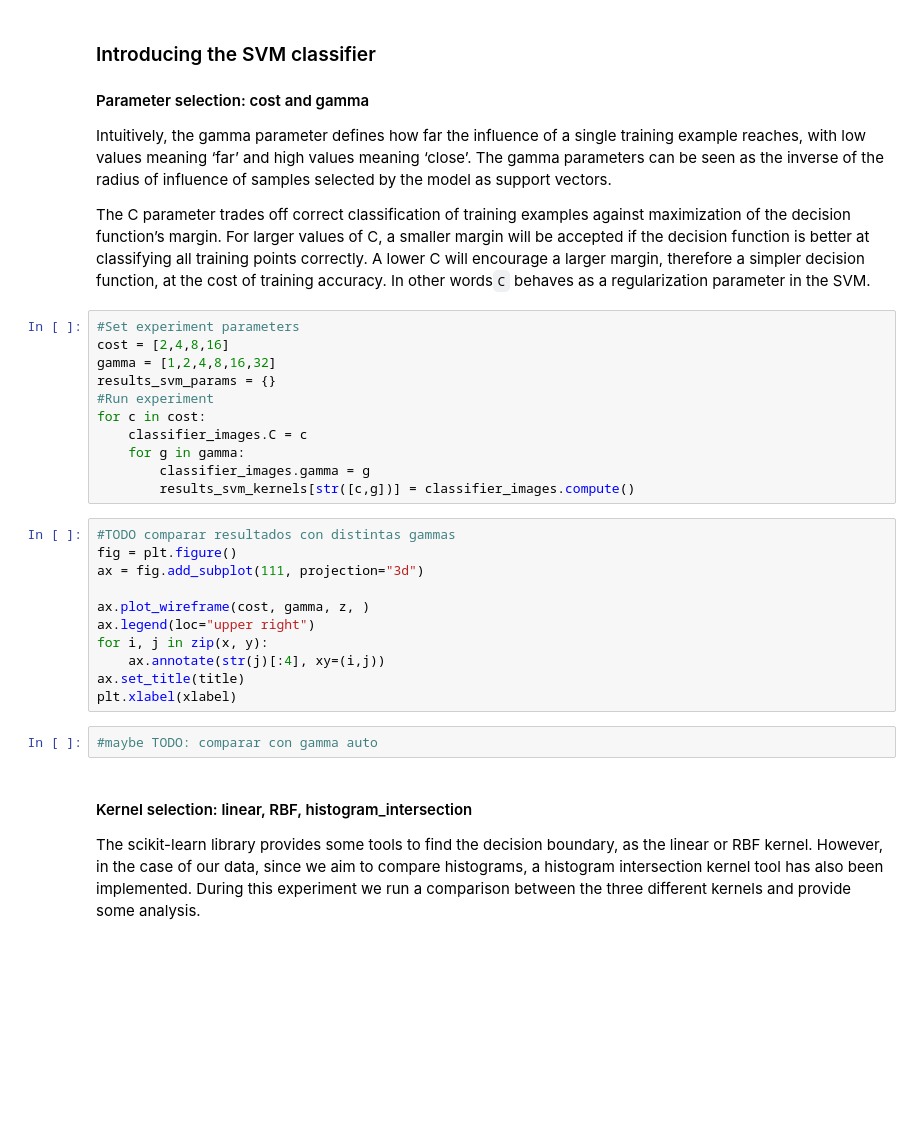
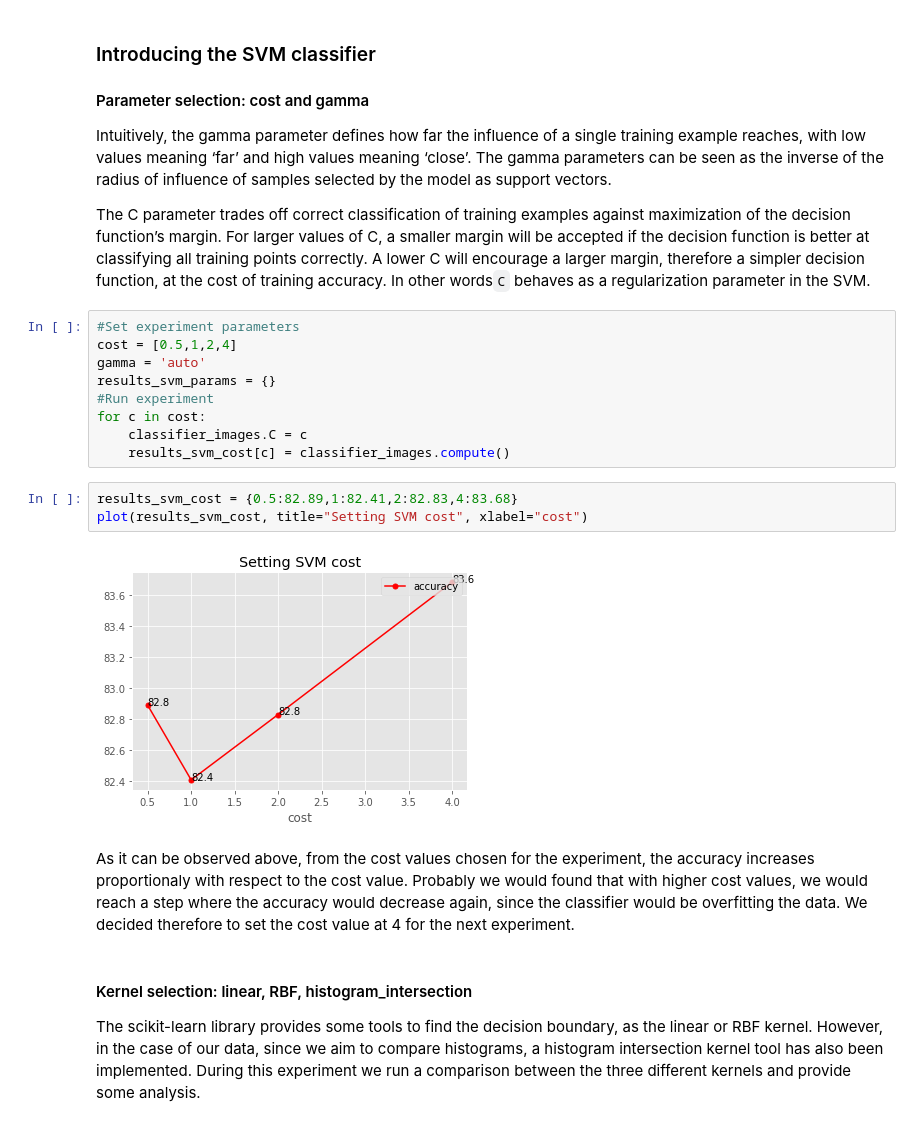
Before and after one commit to mgilar/mcv-m3, a Jupyter notebook: code/src/Main.ipynb, the cells around one changed output. Drawn from its saved outputs; the diff is of its cells as text; blank space fills up the shorter version.

```diff
--- a/code/src/Main.ipynb
+++ b/code/src/Main.ipynb
@@ -253,28 +258,20 @@ Intuitively, the gamma parameter defines how far the influence of a single train
 The C parameter trades off correct classification of training examples against maximization of the decision function’s margin. For larger values of C, a smaller margin will be accepted if the decision function is better at classifying all training points correctly. A lower C will encourage a larger margin, therefore a simpler decision function, at the cost of training accuracy. In other words``C`` behaves as a regularization parameter in the SVM.
 # %%
 #Set experiment parameters
-cost = [2,4,8,16]
-gamma = [1,2,4,8,16,32]
+cost = [0.5,1,2,4]
+gamma = 'auto'
 results_svm_params = {}
 #Run experiment
 for c in cost:
     classifier_images.C = c
-    for g in gamma:
-        classifier_images.gamma = g
-        results_svm_kernels[str([c,g])] = classifier_images.compute()
+    results_svm_cost[c] = classifier_images.compute()
-# %%
-#TODO comparar resultados con distintas gammas
-fig = plt.figure()
-ax = fig.add_subplot(111, projection="3d")
-
-ax.plot_wireframe(cost, gamma, z, )
-ax.legend(loc="upper right")
-for i, j in zip(x, y):
-    ax.annotate(str(j)[:4], xy=(i,j))
-ax.set_title(title)
-plt.xlabel(xlabel)
-# %%
-#maybe TODO: comparar con gamma auto
+# %%
+results_svm_cost = {0.5:82.89,1:82.41,2:82.83,4:83.68}
+plot(results_svm_cost, title="Setting SVM cost", xlabel="cost")
+# %% [output]
+[figure, added]
+# %% [markdown]
+As it can be observed above, from the cost values chosen for the experiment, the accuracy increases proportionaly with respect to the cost value. Probably we would found that with higher cost values, we would reach a step where the accuracy would decrease again, since the classifier would be overfitting the data. We decided therefore to set the cost value at 4 for the next experiment.
 # %% [markdown]
 #### Kernel selection: linear, RBF, histogram_intersection
 The scikit-learn library provides some tools to find the decision boundary, as the linear or RBF kernel. However, in the case of our data, since we aim to compare histograms, a histogram intersection kernel tool has also been implemented. During this experiment we run a comparison between the three different kernels and provide some analysis.
```
Also changed, not shown: parts of 31 cells of this notebook.
